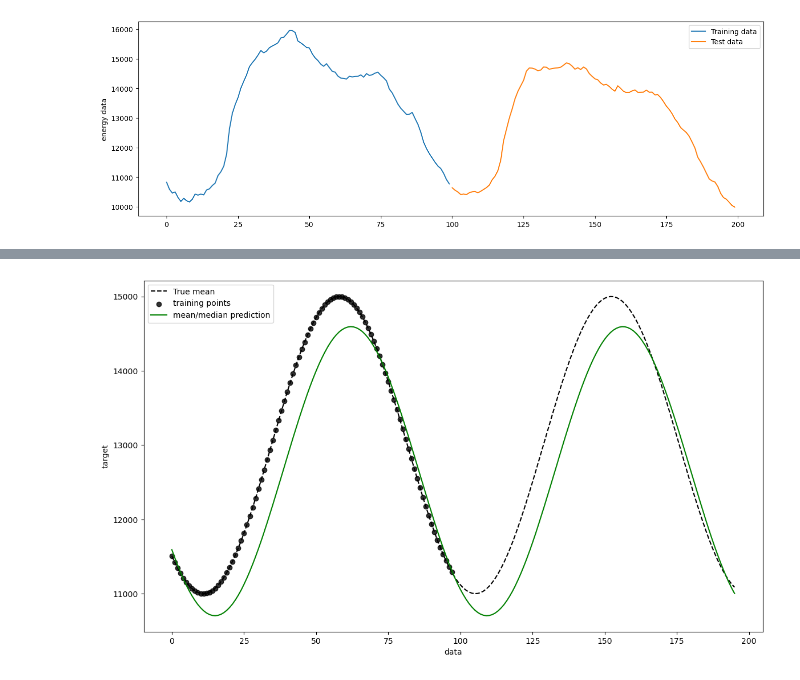
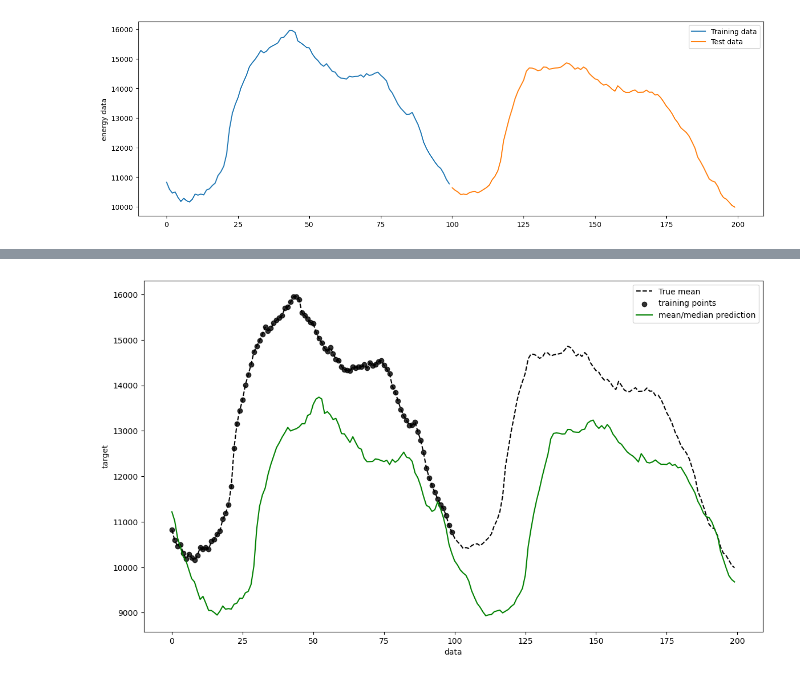
Before and after one commit to MischaDy/electricity-uq, a Jupyter notebook: laplace_bugfix_test.ipynb, the cells around one changed output, grey strips where cells are left out. Cells and saved outputs as stored; diff of their text form; code cells hidden in the pictures.

```diff
--- a/laplace_bugfix_test.ipynb
+++ b/laplace_bugfix_test.ipynb
@@ -195,7 +192,7 @@ data shapes: torch.Size([98, 1]) torch.Size([98, 1]) torch.Size([98, 1]) torch.S
 from statsmodels.tools.eval_measures import mse
 
 
-skip_training = False
+skip_training = True
 SAVE_MODEL = False
 
 random_state = 711
@@ -298,35 +295,35 @@ plot_training_progress(train_losses, test_losses)
 # plot base model perf
 output_uq_on_train = True
 
 
 def plot_base_performance(y_preds):
     num_train_steps, num_test_steps = X_train.shape[0], X_test.shape[0]
 
     x_plot_train = np.arange(num_train_steps)
     x_plot_full = np.arange(num_train_steps + num_test_steps)
     x_plot_test = x_plot_train + num_test_steps  # shifting
     x_plot_uq = x_plot_full if output_uq_on_train else x_plot_test
 
     fig, ax = plt.subplots(nrows=1, ncols=1, figsize=(14, 8))
     ax.plot(x_plot_full, y, color="black", linestyle="dashed", label="True mean")
     ax.scatter(x_plot_train, y_train, color="black", marker="o", alpha=0.8, label="training points", )
     ax.plot(x_plot_uq, y_preds, label=f"mean/median prediction", color="green", )
 
     ax.legend()
     ax.set_xlabel("data")
     ax.set_ylabel("target")
     plt.show()
 
 
 def test():
-    X_input = (X if output_uq_on_train else X_test).detach()
+    X_input = _df_to_tensor(X if output_uq_on_train else X_test).detach()
     y_preds = base_model(X_input).detach()
     plot_base_performance(y_preds)
 
 test()
 # plot_base_performance(y_preds)
 # %% [output]
-[figure, old version]
+[figure, new version]
 # %%
 1/0
 
```
Also changed, not shown: parts of 2 cells of this notebook.
